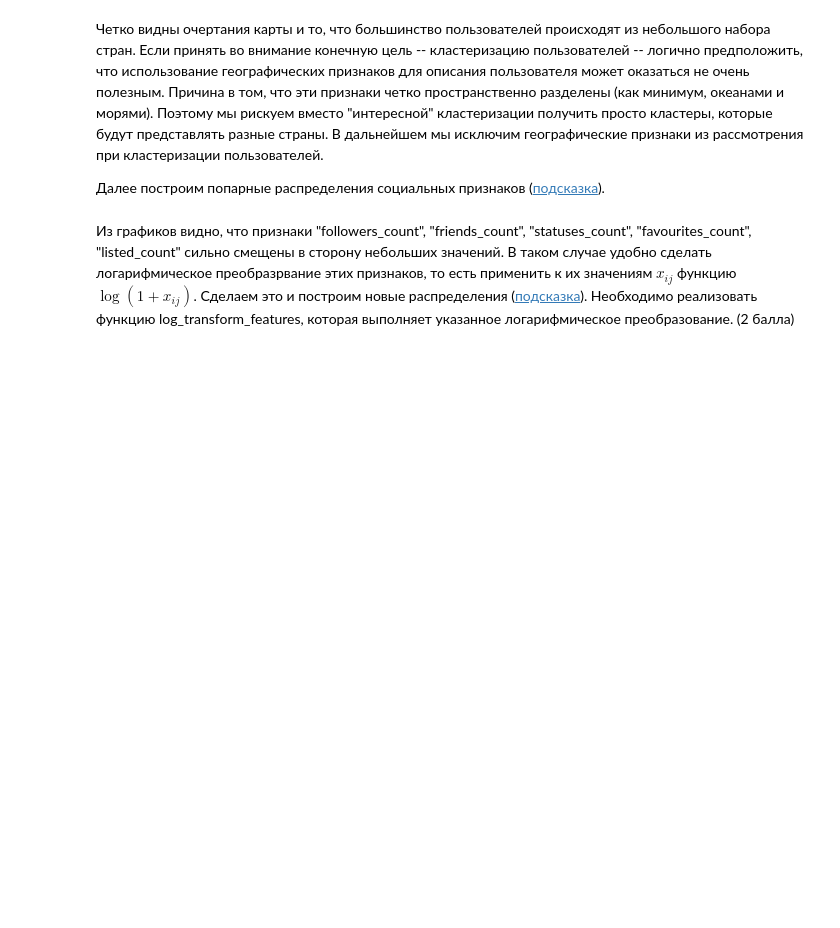
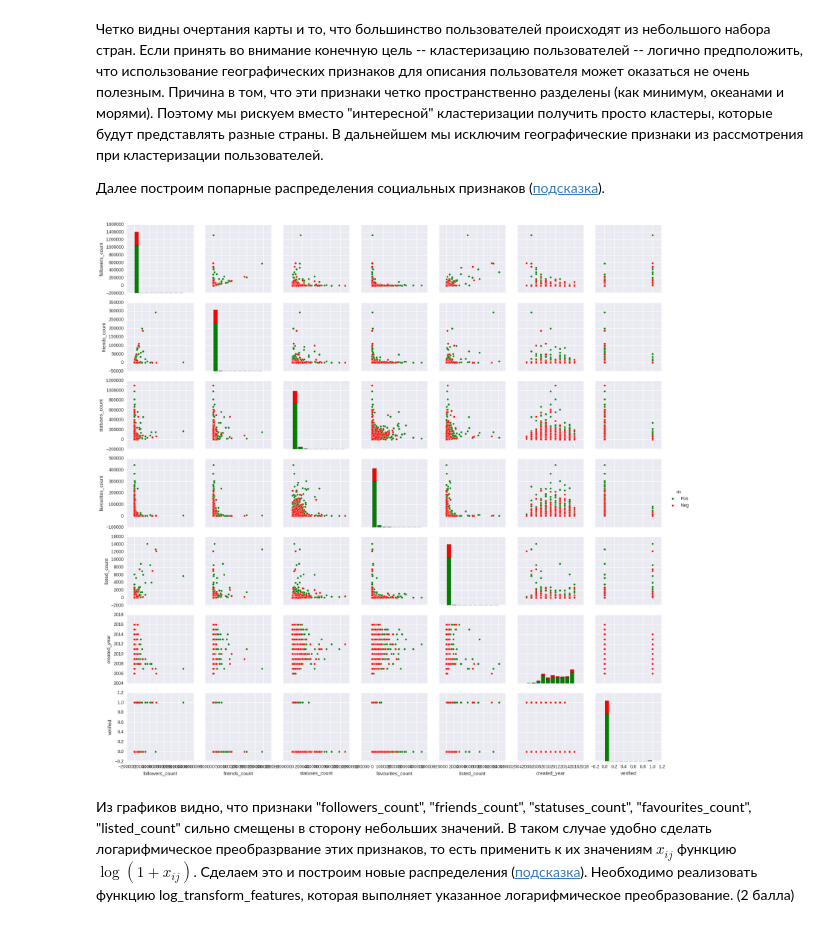
Before and after one commit to IlyaMarkovMipt/sphereDataMining, a Jupyter notebook: hw2/homework-2-MarkovIlya.ipynb, the cells around one changed output. Saved outputs shown, nothing was run; the diff lists cells and outputs as text; code cells hidden in the pictures; blank space fills up the shorter version.

```diff
--- a/hw2/homework-2-MarkovIlya.ipynb
+++ b/hw2/homework-2-MarkovIlya.ipynb
@@ -174,20 +167,32 @@ def plot_feature_histogram(x_i, y):
 def plot_dataset(x, y, features):
     # Tune your plot if necessary
     # your code here
+    columns = features + ["cls"]
+    y1 = y.reshape((y.shape[0],1))
+    a = np.hstack((x, y1))
 
-    for i, feature_i in enumerate(features):
-        for j, feature_j in enumerate(features):
+    df_1 = pd.DataFrame(data = a, columns=columns)
+    for feature in features:
+        df_1 = df_1[np.isfinite(df_1[feature])]
 
-            # Tune your plot if necessary (for example set labels)
-            # your code here
+    df_1["cls"][df_1["cls"] == 1] = "Pos"
+    df_1["cls"][df_1["cls"] == 0] = "Neg"
+    sns.pairplot(df_1[columns], hue="cls", palette={"Pos":"g", "Neg":"r"})
 
-            # Do actual plotting
-            if i != j:
-                plot_two_features_scatter(x[:, i], x[:, j], y)
-            else:
-                plot_feature_histogram(x[:, i], y)
 
-    pl.show()
+#     for i, feature_i in enumerate(features):
+#         for j, feature_j in enumerate(features):
+
+#             # Tune your plot if necessary (for example set labels)
+#             # your code here
+
+#             # Do actual plotting
+#             if i != j:
+#                 plot_two_features_scatter(x[:, i], x[:, j], y)
+#             else:
+#                 plot_feature_histogram(x[:, i], y)
+
+    #pl.show()
 # %% [markdown]
 Построим попарные распределения географических признаков ([подсказка](http://stroykova.github.io/sphera/l2_1.png)).
 # %%
@@ -215,10 +219,13 @@ sns.pairplot(df_1[columns], hue="cls")
 
 Далее построим попарные распределения социальных признаков ([подсказка](http://stroykova.github.io/sphera/l2_2.png)).
 # %%
-social_features_new = ["verified", "followers_count", "friends_count", "statuses_count", "favourites_count", "listed_count", "created_year"]
+social_features_new = ["followers_count", "friends_count", "statuses_count", "favourites_count", "listed_count", "created_year", "verified"]
+
 social_features = [f for f in social_features_new if f in features]
 social_feature_ind = [i for i, f in enumerate(features) if f in social_features]
 plot_dataset(x[:, social_feature_ind], y, social_features)
+# %% [output]
+[figure, added]
 # %% [markdown]
 Из графиков видно, что признаки "followers_count", "friends_count", "statuses_count", "favourites_count", "listed_count" сильно смещены в сторону небольших значений. В таком случае удобно сделать логарифмическое преобразрвание этих признаков, то есть применить к их значениям $x_{ij}$ функцию $\log(1 + x_{ij})$. Сделаем это и построим новые распределения ([подсказка](http://stroykova.github.io/sphera/l2_3.png)). Необходимо реализовать функцию log_transform_features, которая выполняет указанное логарифмическое преобразование. (2 балла)
 # %%
```
Also changed, not shown: parts of 9 cells of this notebook, 2 other files.
